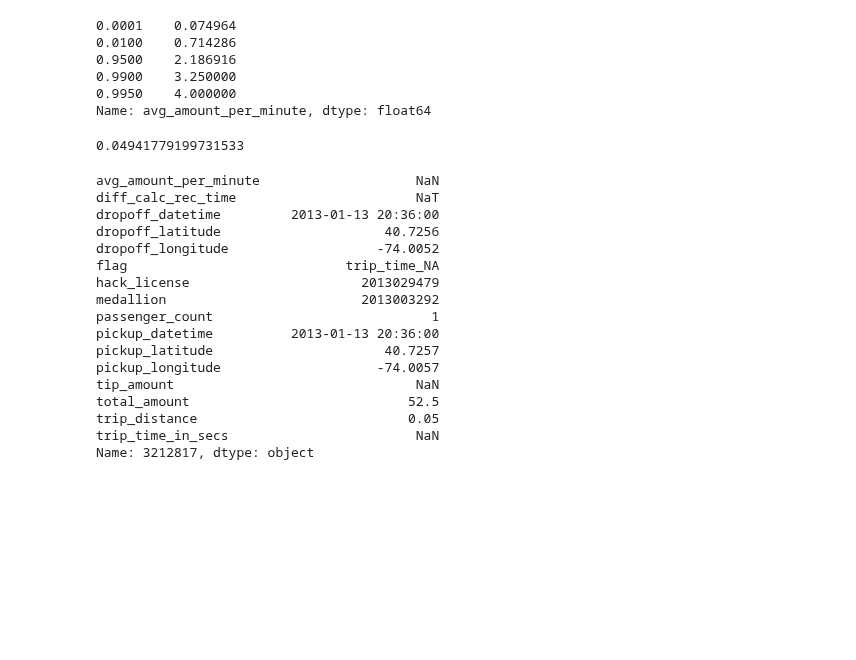
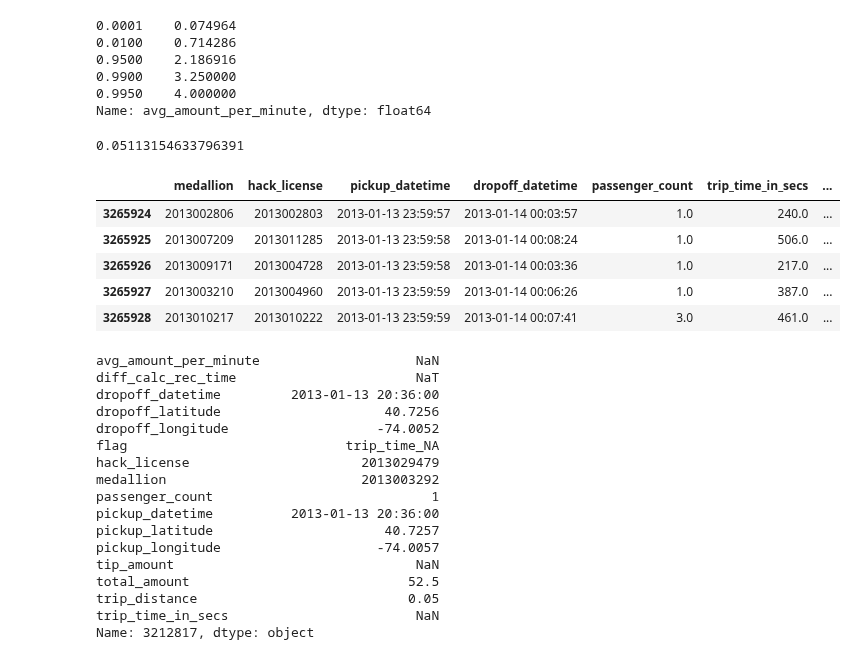
Before and after one commit to nikhase/nyc-taxi, a Jupyter notebook: weeklyAnalysis.ipynb, the cells around one changed output. Saved outputs shown, nothing was run; the diff lists cells and outputs as text; code cells hidden in the pictures; blank space fills up the shorter version.

```diff
--- a/weeklyAnalysis.ipynb
+++ b/weeklyAnalysis.ipynb
@@ -454,12 +454,24 @@ taxidata.avg_amount_per_minute.quantile([.0001,.01, .95, .99, .995])
 0.9950    4.000000
 Name: avg_amount_per_minute, dtype: float64
 # %%
-anomaly = anomaly.append(taxidata.loc[(taxidata['avg_amount_per_minute'] > 2.5)])
-anomaly.loc[taxidata.loc[(taxidata['avg_amount_per_minute'] > 2.5)].index,'flag'] = 'too_fast'
+anomaly = anomaly.append(taxidata.loc[(taxidata['avg_amount_per_minute'] > 2.5) |
+                                      (taxidata['avg_amount_per_minute'] < 0.5)])
+#anomaly.loc[
+taxidata.loc[(taxidata['avg_amount_per_minute'] > 2.5).index,'flag'] = 'too fast'
+taxidata.loc[(taxidata['avg_amount_per_minute'] < 0.5).index,'flag'] = 'too slow'
 taxidata = taxidata.drop(anomaly.index, errors='ignore') # ignore uncontained labels / indices
 print(1-len(taxidata)/(len(taxidata)+len(anomaly)))
 # %% [output]
-0.04941779199731533
+0.05113154633796391
+# %%
+taxidata.tail()
+# %% [output]
+|  | medallion | hack_license | pickup_datetime | dropoff_datetime | passenger_count | trip_time_in_secs | ... |
+| 3265924 | 2013002806 | 2013002803 | 2013-01-13 23:59:57 | 2013-01-14 00:03:57 | 1.0 | 240.0 | ... |
+| 3265925 | 2013007209 | 2013011285 | 2013-01-13 23:59:58 | 2013-01-14 00:08:24 | 1.0 | 506.0 | ... |
+| 3265926 | 2013009171 | 2013004728 | 2013-01-13 23:59:58 | 2013-01-14 00:03:36 | 1.0 | 217.0 | ... |
+| 3265927 | 2013003210 | 2013004960 | 2013-01-13 23:59:59 | 2013-01-14 00:06:26 | 1.0 | 387.0 | ... |
+| 3265928 | 2013010217 | 2013010222 | 2013-01-13 23:59:59 | 2013-01-14 00:07:41 | 3.0 | 461.0 | ... |
 # %%
 #anomaly.loc[(anomaly['pickup_datetime'] == anomaly['dropoff_datetime'])].tail(15)
 #anomaly.loc[3265892]
```
Also changed, not shown: parts of 33 cells of this notebook.
